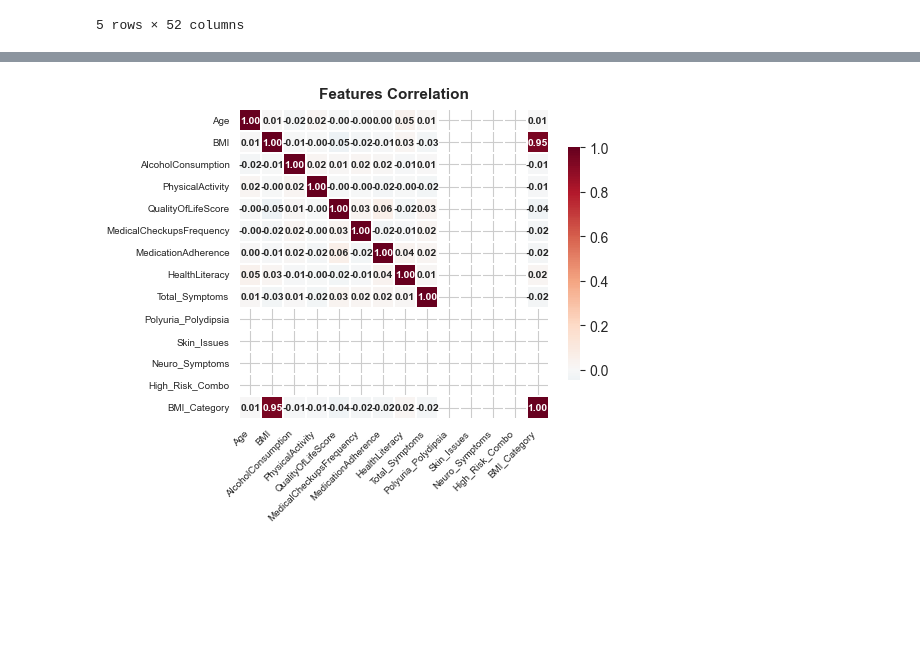
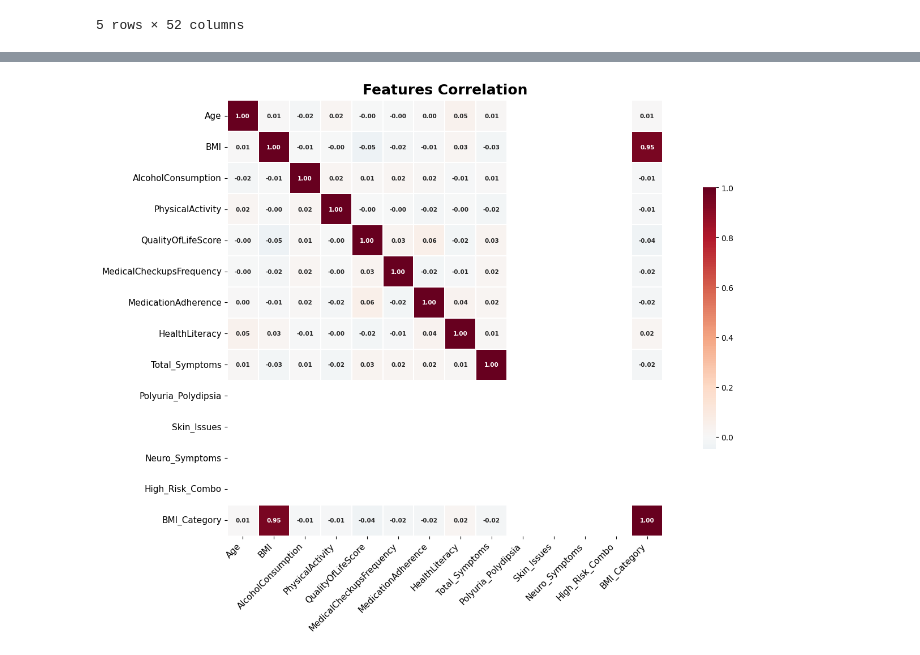
Before and after one commit to Reemsoliiman/ga-feature-select, a Jupyter notebook: notebooks/01_data_exploration.ipynb, the cells around one changed output, grey strips where cells are left out. Saved outputs shown, nothing was run; the diff lists cells and outputs as text; code cells hidden in the pictures; blank space fills up the shorter version.

```diff
--- a/notebooks/01_data_exploration.ipynb
+++ b/notebooks/01_data_exploration.ipynb
@@ -212,19 +229,19 @@ df.head()
 # %%
-plt.figure(figsize=(5.5, 5))
+plt.figure(figsize=(15, 10))
 
 sns.heatmap(df[['Age', 'BMI', 'AlcoholConsumption', 'PhysicalActivity',
                 'QualityOfLifeScore', 'MedicalCheckupsFrequency',
                 'MedicationAdherence', 'HealthLiteracy',
                 'Total_Symptoms', 'Polyuria_Polydipsia', 'Skin_Issues',
                 'Neuro_Symptoms', 'High_Risk_Combo', 'BMI_Category']].corr(),
             annot=True, fmt='.2f', cmap='RdBu_r', center=0,
             linewidths=0.3, square=True, cbar_kws={"shrink": 0.6},
             annot_kws={"size": 7.5, "weight": "bold"})
 
-plt.title('Features Correlation', fontsize=11, fontweight='bold', pad=8)
-plt.xticks(rotation=45, ha='right', fontsize=7)
-plt.yticks(rotation=0, fontsize=7)
+plt.title('Features Correlation', fontsize=18, fontweight='bold', pad=8)
+plt.xticks(rotation=45, ha='right', fontsize=11)
+plt.yticks(rotation=0, fontsize=11)
 plt.tight_layout()
 plt.show()
 # %% [output]
-[figure, old version]
+[figure, new version]
```
Also changed, not shown: parts of 21 cells of this notebook, 1 other file.
